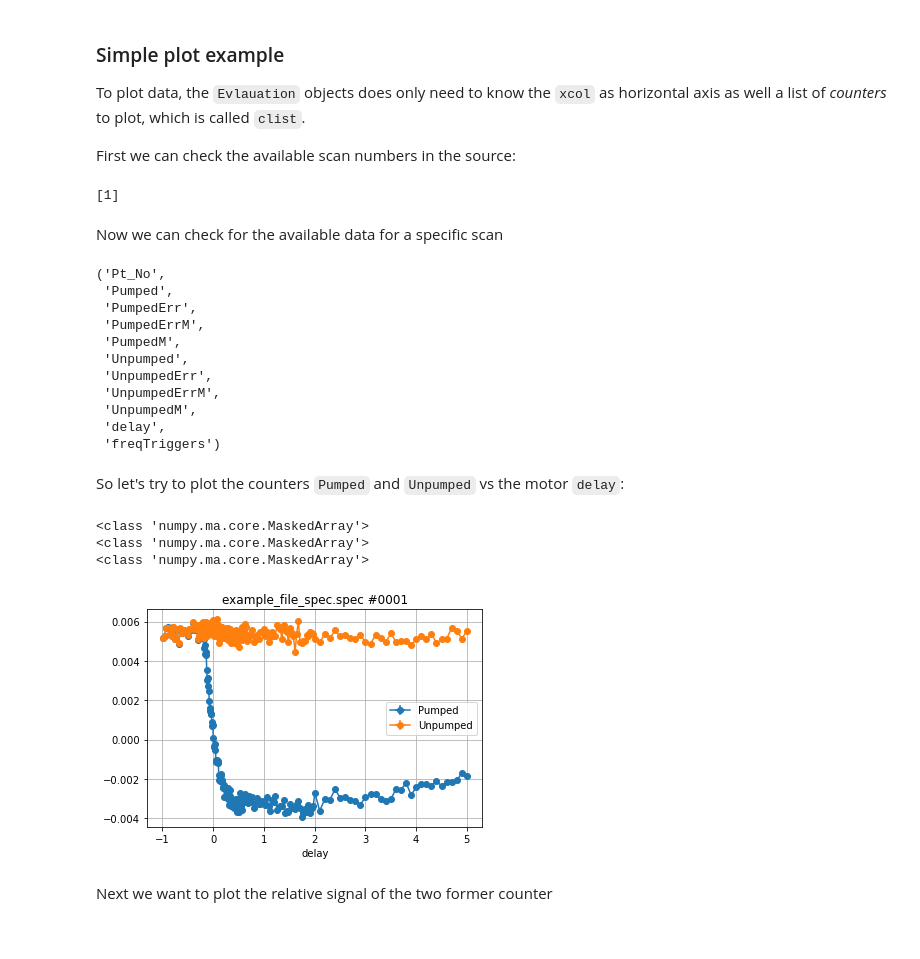
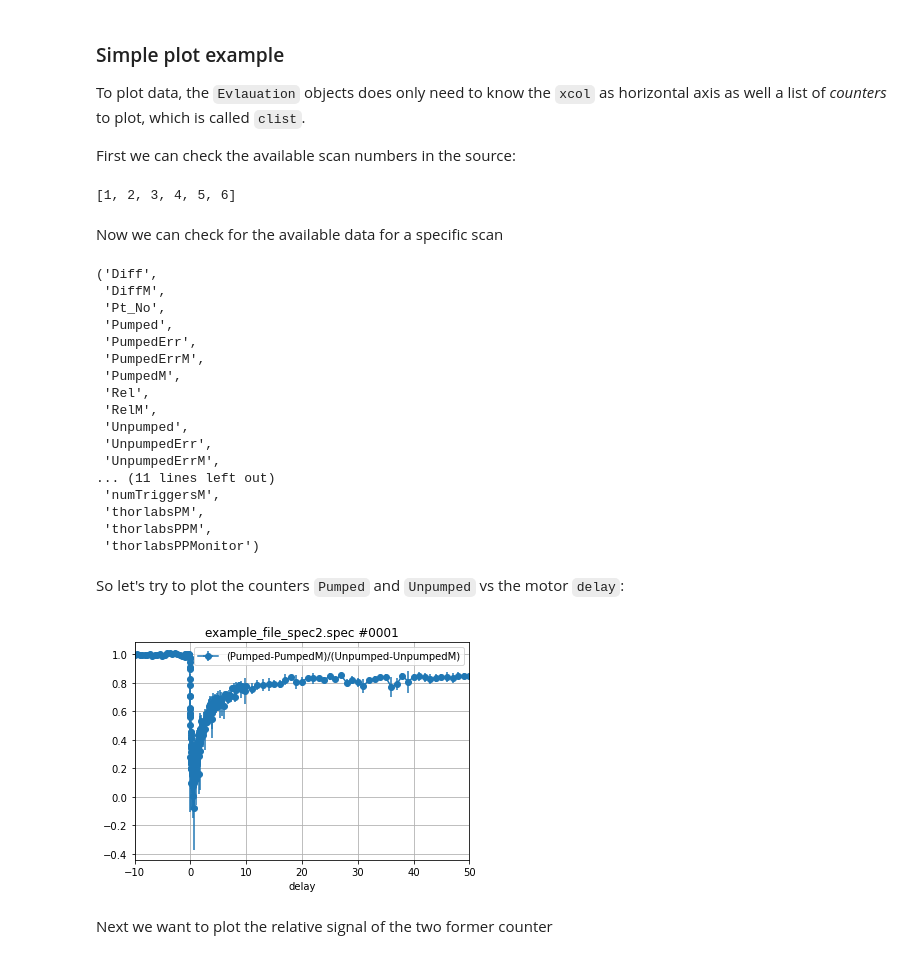
Before and after one commit to dschick/pyEvalData, a Jupyter notebook: docs/source/examples/evaluation.ipynb, the cells around one changed output. Cells and saved outputs as stored; diff of their text form; code cells hidden in the pictures.

Commit message:
update evaluation example

```diff
--- a/docs/source/examples/evaluation.ipynb
+++ b/docs/source/examples/evaluation.ipynb
@@ -39,7 +42,7 @@ Here we iitialize the `Source` for the current evaluation. It is based on raw
 data in a [SPEC file](https://certif.com/content/spec) which was generated by
 the open-source software [Sardana](https://sardana-controls.org).
 # %%
-spec = ped.io.Spec(file_name='example_file_spec.spec',
+spec = ped.io.Spec(file_name='example_file_spec2.spec',
                    file_path=example_data_path,
                    use_nexus=True,
                    force_overwrite=False,
@@ -87,37 +104,42 @@ First we can check the available scan numbers in the source:
 # %%
 spec.get_all_scan_numbers()
 # %% [output]
-[1]
+[1, 2, 3, 4, 5, 6]
 # %% [markdown]
 Now we can check for the available data for a specific scan
 # %%
 spec.scan1.data.dtype.names
 # %% [output]
-('Pt_No',
+('Diff',
+ 'DiffM',
+ 'Pt_No',
  'Pumped',
  'PumpedErr',
  'PumpedErrM',
  'PumpedM',
+ 'Rel',
+ 'RelM',
  'Unpumped',
  'UnpumpedErr',
  'UnpumpedErrM',
- 'UnpumpedM',
- 'delay',
- 'freqTriggers')
+... (11 lines left out)
+ 'numTriggersM',
+ 'thorlabsPM',
+ 'thorlabsPPM',
+ 'thorlabsPPMonitor')
 # %% [markdown]
 So let's try to plot the counters `Pumped` and `Unpumped` vs the motor `delay`:
 # %%
 ev.xcol = 'delay'
-ev.clist = ['Pumped', 'Unpumped']
+ev.clist = ['(Pumped-PumpedM)/(Unpumped-UnpumpedM)']
+ev.propagate_errors = False
 
 plt.figure()
-ev.plot_scans([1])
+ev.plot_scans([1, 2, 3, 4])
+plt.xlim(-10, 50)
 plt.show()
 # %% [output]
-<class 'numpy.ma.core.MaskedArray'>
-<class 'numpy.ma.core.MaskedArray'>
-<class 'numpy.ma.core.MaskedArray'>
-[figure, old version]
+[figure, new version]
 # %% [markdown]
 Next we want to plot the relative signal of the two former counter
 # %%
```
Also changed, not shown: parts of 5 cells of this notebook.
